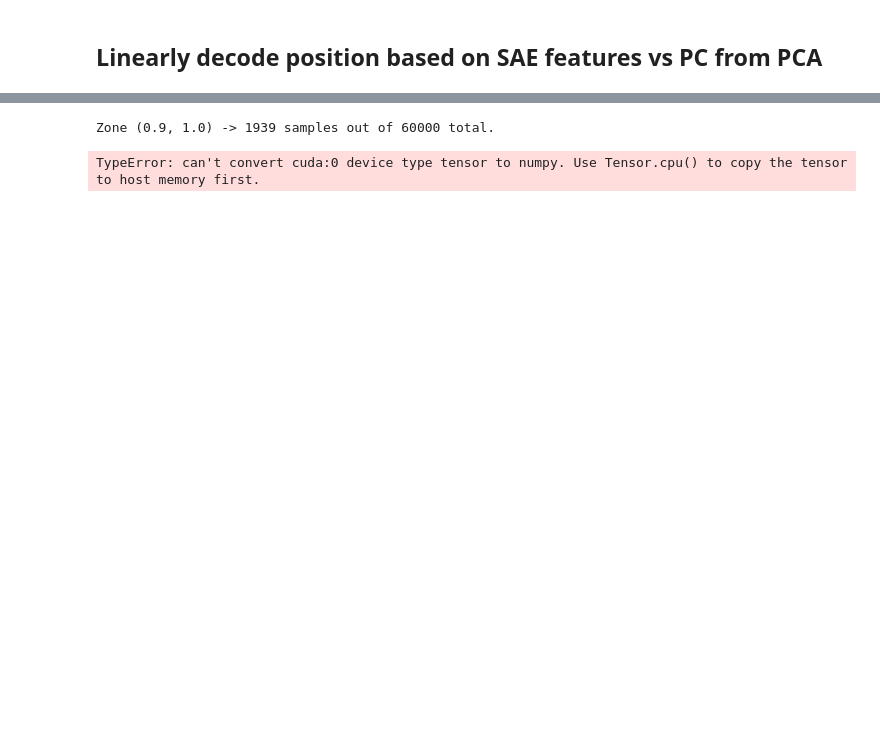
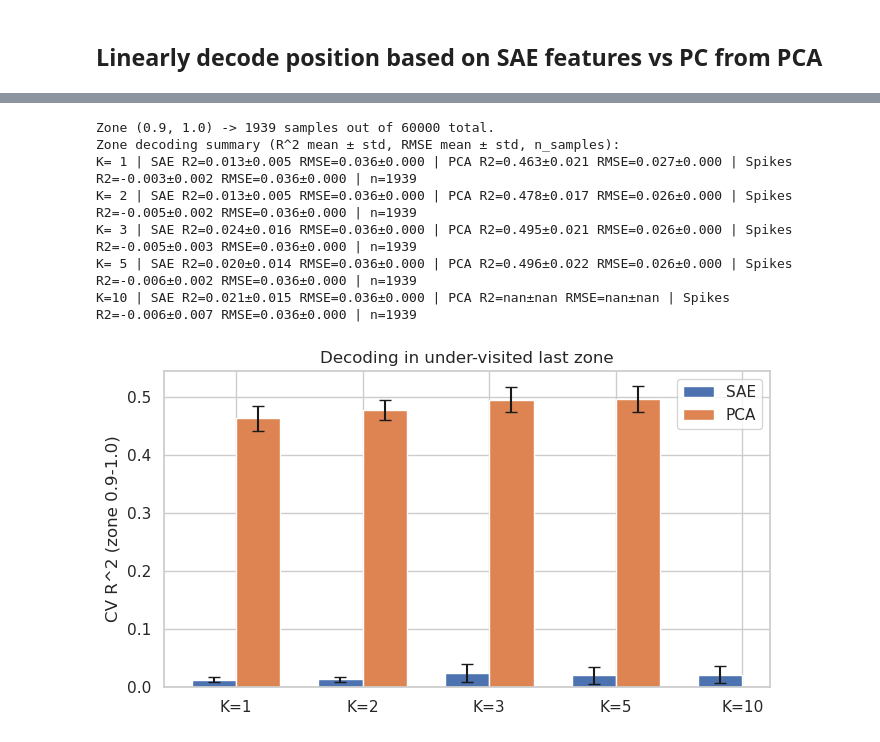
Before and after one commit to jkbhagatio/nldisco, a Jupyter notebook: notebooks/mini_msae_place_cells.ipynb, the cells around one changed output, grey strips where cells are left out. Saved outputs shown, nothing was run; the diff lists cells and outputs as text; code cells hidden in the pictures; blank space fills up the shorter version.

```diff
--- a/notebooks/mini_msae_place_cells.ipynb
+++ b/notebooks/mini_msae_place_cells.ipynb
@@ -965,7 +968,7 @@ def decode_zone(Z_raw, pos, spike_cts=None, pcs=None, zone=(0.9, 1.0),
         try:
             import torch
             if isinstance(spike_cts, torch.Tensor):
-                Xsp = spike_cts.detach().cpu().to(t.float32)numpy()
+                Xsp = spike_cts.detach().cpu().to(t.float32).numpy()
             else:
                 Xsp = np.asarray(spike_cts)
         except Exception:
@@ -1021,31 +1024,37 @@ zone_results = decode_zone(Z_out, pos, spike_cts=spike_cts if 'spike_cts' in glo
                            alpha=1.0,
                            verbose=True)
 
 # ---------------------------
 # Optional quick plotting helper: compare SAE vs PCA R^2 for each K in the zone
 # ---------------------------
 def plot_zone_comparison(zone_results, K_list=(1,2,3,5,10)):
     Ks = list(K_list)
     sae_means = [zone_results['sae'][K][0] for K in Ks]
     sae_stds  = [zone_results['sae'][K][1] for K in Ks]
     pca_means = [zone_results['pca'][K][0] for K in Ks]
     pca_stds  = [zone_results['pca'][K][1] for K in Ks]
 
     x = np.arange(len(Ks))
     width = 0.35
     fig, ax = plt.subplots(figsize=(7,4))
     ax.bar(x - width/2, sae_means, width, yerr=sae_stds, label='SAE', capsize=4)
     ax.bar(x + width/2, pca_means, width, yerr=pca_stds, label='PCA', capsize=4)
     ax.set_xticks(x)
     ax.set_xticklabels([f"K={k}" for k in Ks])
     ax.set_ylabel("CV R^2 (zone 0.9-1.0)")
     ax.set_title("Decoding in under-visited last zone")
     ax.legend()
     plt.tight_layout()
     plt.show()
 
 # call plot (optional)
 plot_zone_comparison(zone_results, K_list=(1,2,3,5,10))
 # %% [output]
 Zone (0.9, 1.0) -> 1939 samples out of 60000 total.
+Zone decoding summary (R^2 mean ± std, RMSE mean ± std, n_samples):
+K= 1 | SAE R2=0.013±0.005 RMSE=0.036±0.000 | PCA R2=0.463±0.021 RMSE=0.027±0.000 | Spikes R2=-0.003±0.002 RMSE=0.036±0.000 | n=1939
+K= 2 | SAE R2=0.013±0.005 RMSE=0.036±0.000 | PCA R2=0.478±0.017 RMSE=0.026±0.000 | Spikes R2=-0.005±0.002 RMSE=0.036±0.000 | n=1939
+K= 3 | SAE R2=0.024±0.016 RMSE=0.036±0.000 | PCA R2=0.495±0.021 RMSE=0.026±0.000 | Spikes R2=-0.005±0.003 RMSE=0.036±0.000 | n=1939
+K= 5 | SAE R2=0.020±0.014 RMSE=0.036±0.000 | PCA R2=0.496±0.022 RMSE=0.026±0.000 | Spikes R2=-0.006±0.002 RMSE=0.036±0.000 | n=1939
+K=10 | SAE R2=0.021±0.015 RMSE=0.036±0.000 | PCA R2=nan±nan RMSE=nan±nan | Spikes R2=-0.006±0.007 RMSE=0.036±0.000 | n=1939
-TypeError: can't convert cuda:0 device type tensor to numpy. Use Tensor.cpu() to copy the tensor to host memory first.
+[figure, added]
```
Also changed, not shown: parts of 9 cells of this notebook.
